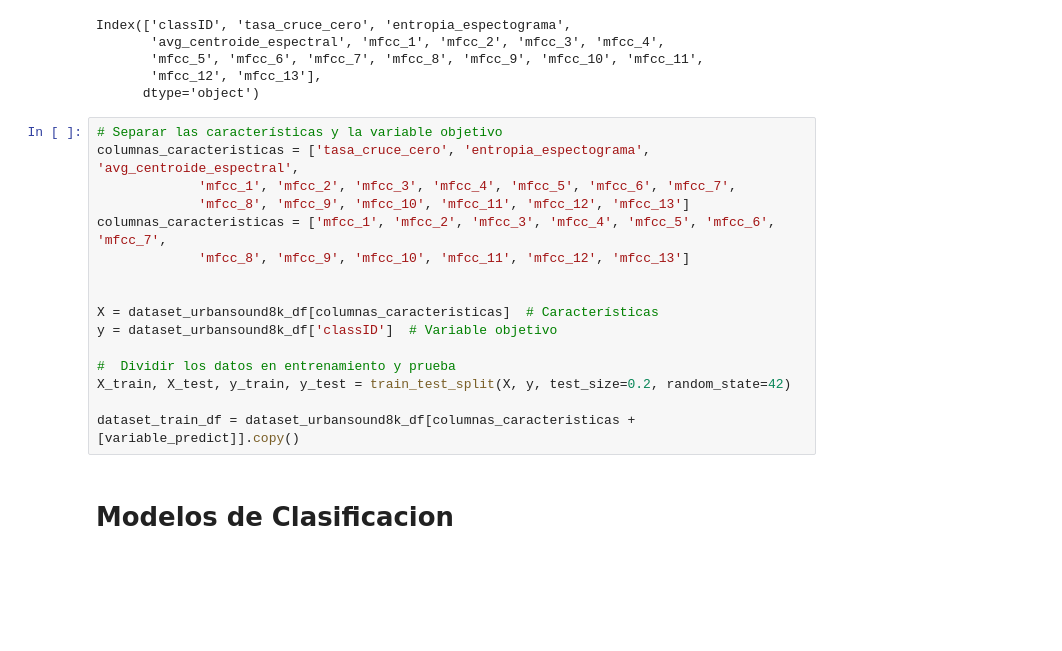
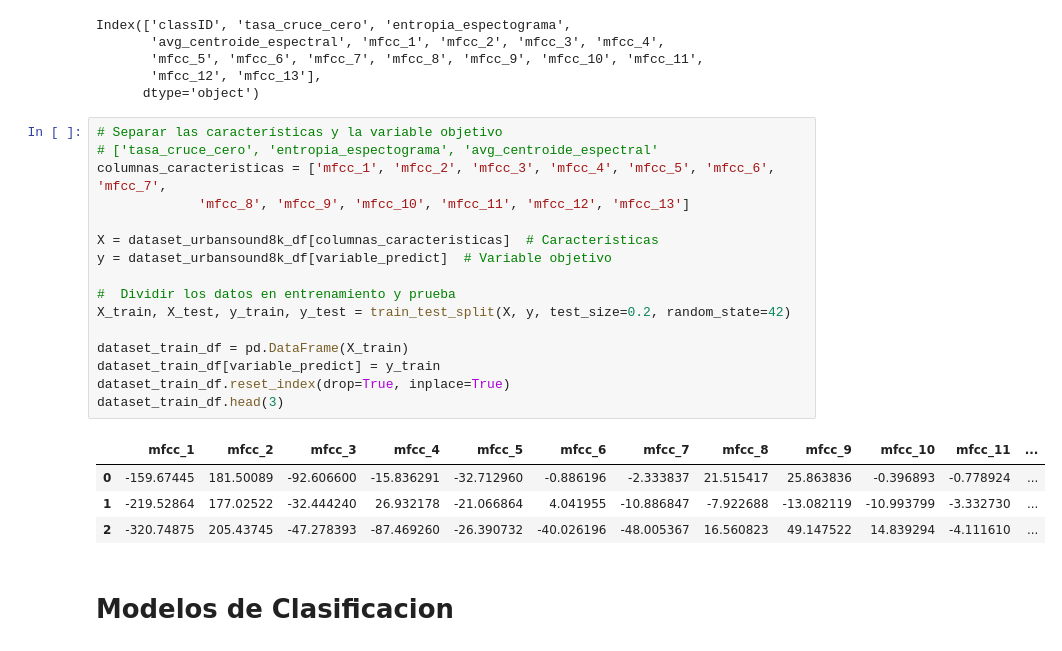
Before and after one commit to colbert6/tfm-clasificador-fuentes-sonoras-ciudad, a Jupyter notebook: notebooks/modelado/MD01-Clasificacion.ipynb, the cells around one changed output. Drawn from its saved outputs; the diff is of its cells as text; blank space fills up the shorter version.

```diff
--- a/notebooks/modelado/MD01-Clasificacion.ipynb
+++ b/notebooks/modelado/MD01-Clasificacion.ipynb
@@ -59,20 +59,25 @@ Index(['classID', 'tasa_cruce_cero', 'entropia_espectograma',
       dtype='object')
 # %%
 # Separar las características y la variable objetivo
-columnas_caracteristicas = ['tasa_cruce_cero', 'entropia_espectograma', 'avg_centroide_espectral',
-             'mfcc_1', 'mfcc_2', 'mfcc_3', 'mfcc_4', 'mfcc_5', 'mfcc_6', 'mfcc_7',
-             'mfcc_8', 'mfcc_9', 'mfcc_10', 'mfcc_11', 'mfcc_12', 'mfcc_13']
+# ['tasa_cruce_cero', 'entropia_espectograma', 'avg_centroide_espectral'
 columnas_caracteristicas = ['mfcc_1', 'mfcc_2', 'mfcc_3', 'mfcc_4', 'mfcc_5', 'mfcc_6', 'mfcc_7',
              'mfcc_8', 'mfcc_9', 'mfcc_10', 'mfcc_11', 'mfcc_12', 'mfcc_13']
 
-
 X = dataset_urbansound8k_df[columnas_caracteristicas]  # Características
-y = dataset_urbansound8k_df['classID']  # Variable objetivo
+y = dataset_urbansound8k_df[variable_predict]  # Variable objetivo
 
 #  Dividir los datos en entrenamiento y prueba
 X_train, X_test, y_train, y_test = train_test_split(X, y, test_size=0.2, random_state=42)
 
-dataset_train_df = dataset_urbansound8k_df[columnas_caracteristicas + [variable_predict]].copy()
+dataset_train_df = pd.DataFrame(X_train)
+dataset_train_df[variable_predict] = y_train
+dataset_train_df.reset_index(drop=True, inplace=True)
+dataset_train_df.head(3)
+# %% [output]
+|  | mfcc_1 | mfcc_2 | mfcc_3 | mfcc_4 | mfcc_5 | mfcc_6 | mfcc_7 | mfcc_8 | mfcc_9 | mfcc_10 | mfcc_11 | ... |
+| 0 | -159.67445 | 181.50089 | -92.606600 | -15.836291 | -32.712960 | -0.886196 | -2.333837 | 21.515417 | 25.863836 | -0.396893 | -0.778924 | ... |
+| 1 | -219.52864 | 177.02522 | -32.444240 | 26.932178 | -21.066864 | 4.041955 | -10.886847 | -7.922688 | -13.082119 | -10.993799 | -3.332730 | ... |
+| 2 | -320.74875 | 205.43745 | -47.278393 | -87.469260 | -26.390732 | -40.026196 | -48.005367 | 16.560823 | 49.147522 | 14.839294 | -4.111610 | ... |
 # %% [markdown]
 # Modelos de Clasificacion
 # %% [markdown]
```
Also changed, not shown: parts of 3 cells of this notebook.
